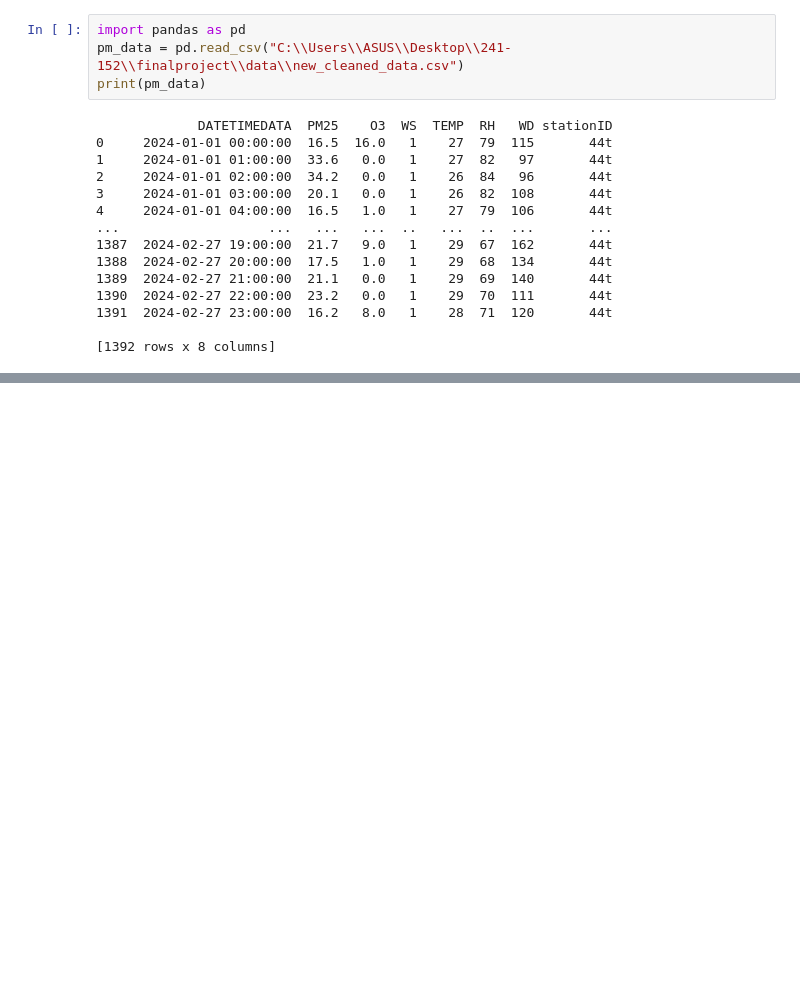
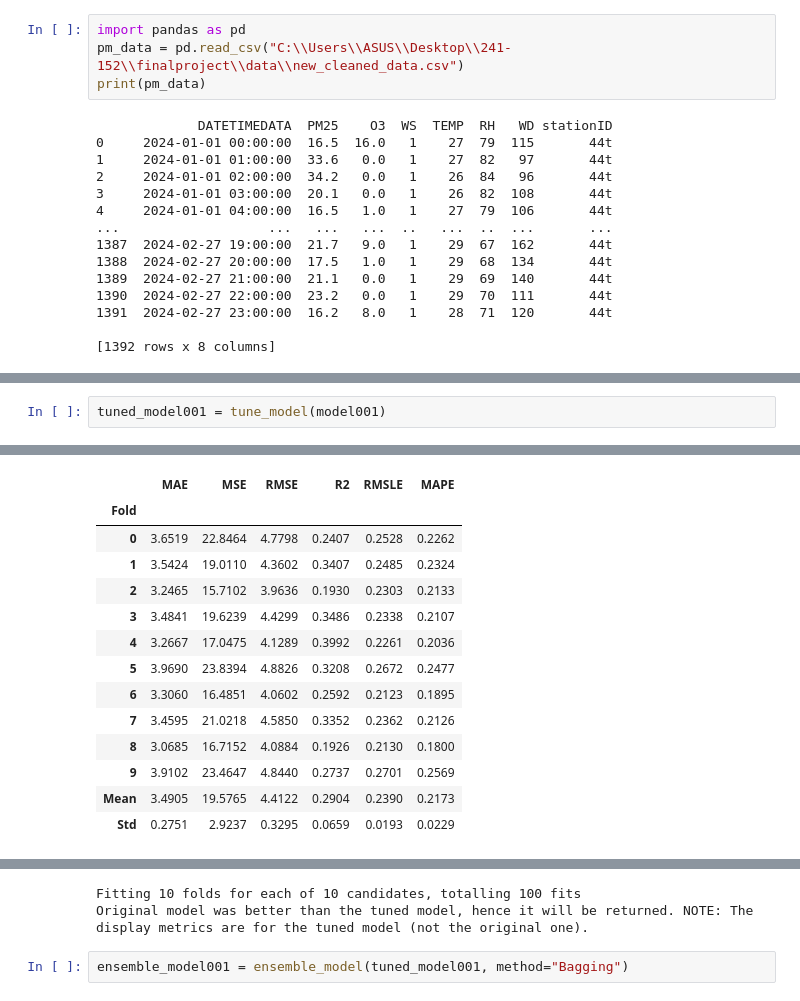
Before and after one commit to Nattaticha/PredictionPM, a Jupyter notebook: train/tain_PM.ipynb, the cells around one changed output, grey strips where cells are left out. Drawn from its saved outputs; the diff is of its cells as text; blank space fills up the shorter version.

```diff
--- a/train/tain_PM.ipynb
+++ b/train/tain_PM.ipynb
@@ -23,0 +128,3 @@ test
+# %%
+tuned_model001 = tune_model(model001)
+# %% [output]
@@ -23,0 +132,14 @@ test
+|  | MAE | MSE | RMSE | R2 | RMSLE | MAPE |
+| Fold |  |  |  |  |  |  |
+| 0 | 3.6519 | 22.8464 | 4.7798 | 0.2407 | 0.2528 | 0.2262 |
+| 1 | 3.5424 | 19.0110 | 4.3602 | 0.3407 | 0.2485 | 0.2324 |
+| 2 | 3.2465 | 15.7102 | 3.9636 | 0.1930 | 0.2303 | 0.2133 |
+| 3 | 3.4841 | 19.6239 | 4.4299 | 0.3486 | 0.2338 | 0.2107 |
+| 4 | 3.2667 | 17.0475 | 4.1289 | 0.3992 | 0.2261 | 0.2036 |
+| 5 | 3.9690 | 23.8394 | 4.8826 | 0.3208 | 0.2672 | 0.2477 |
+| 6 | 3.3060 | 16.4851 | 4.0602 | 0.2592 | 0.2123 | 0.1895 |
+| 7 | 3.4595 | 21.0218 | 4.5850 | 0.3352 | 0.2362 | 0.2126 |
+| 8 | 3.0685 | 16.7152 | 4.0884 | 0.1926 | 0.2130 | 0.1800 |
+| 9 | 3.9102 | 23.4647 | 4.8440 | 0.2737 | 0.2701 | 0.2569 |
+| Mean | 3.4905 | 19.5765 | 4.4122 | 0.2904 | 0.2390 | 0.2173 |
+| Std | 0.2751 | 2.9237 | 0.3295 | 0.0659 | 0.0193 | 0.0229 |
@@ -23,0 +147,4 @@ test
+Fitting 10 folds for each of 10 candidates, totalling 100 fits
+Original model was better than the tuned model, hence it will be returned. NOTE: The display metrics are for the tuned model (not the original one).
+# %%
+ensemble_model001 = ensemble_model(tuned_model001, method="Bagging")
```
Also changed, not shown: parts of 8 cells of this notebook.
